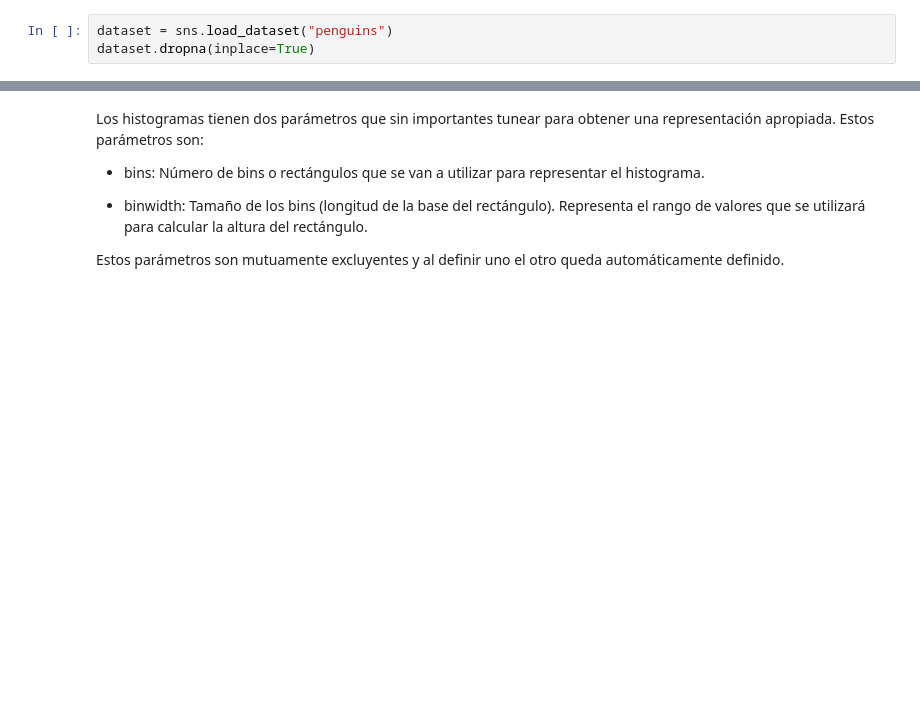
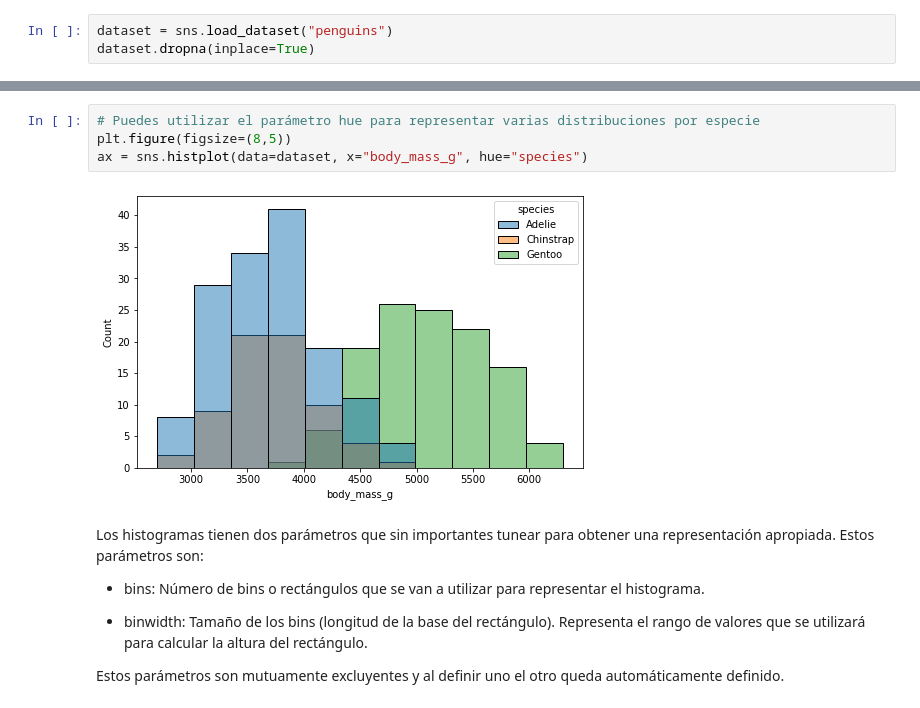
Before and after one commit to CuadraAlconero/IDAL_IA3_CuadraAlconero, a Jupyter notebook: Visualización.ipynb, the cells around one changed output, grey strips where cells are left out. Drawn from its saved outputs; the diff is of its cells as text; blank space fills up the shorter version.

```diff
--- a/Visualización.ipynb
+++ b/Visualización.ipynb
@@ -210,3 +202,9 @@ sns.histplot(data=dataset, x="body_mass_g")
+# %%
+# Puedes utilizar el parámetro hue para representar varias distribuciones por especie
+plt.figure(figsize=(8,5))
+ax = sns.histplot(data=dataset, x="body_mass_g", hue="species")
+# %% [output]
+[figure, added]
 # %% [markdown]
 Los histogramas tienen dos parámetros que sin importantes tunear para obtener una representación apropiada. Estos parámetros son:
 
```
Also changed, not shown: parts of 37 cells of this notebook.
